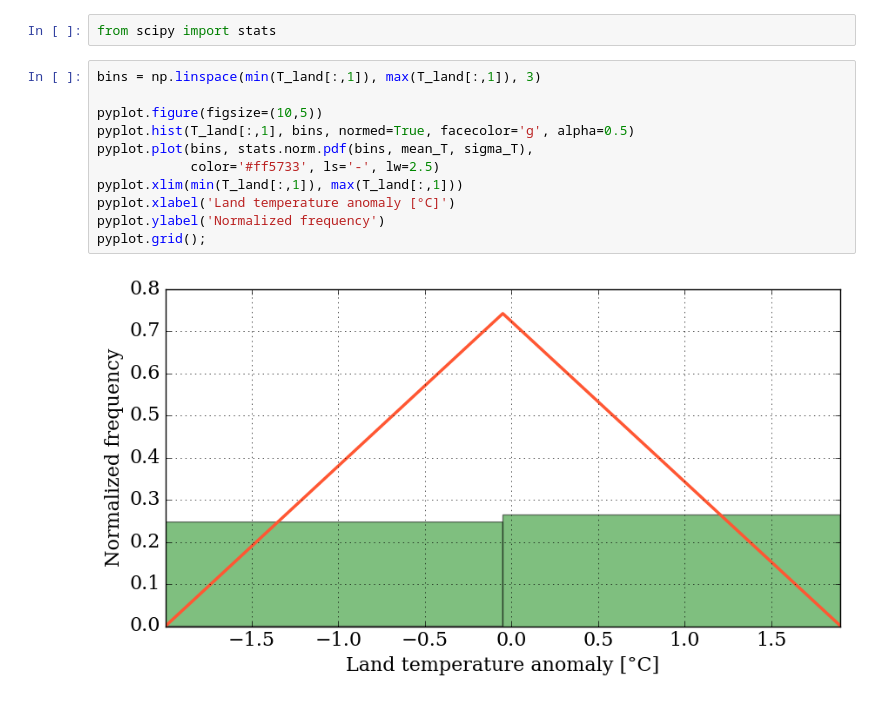
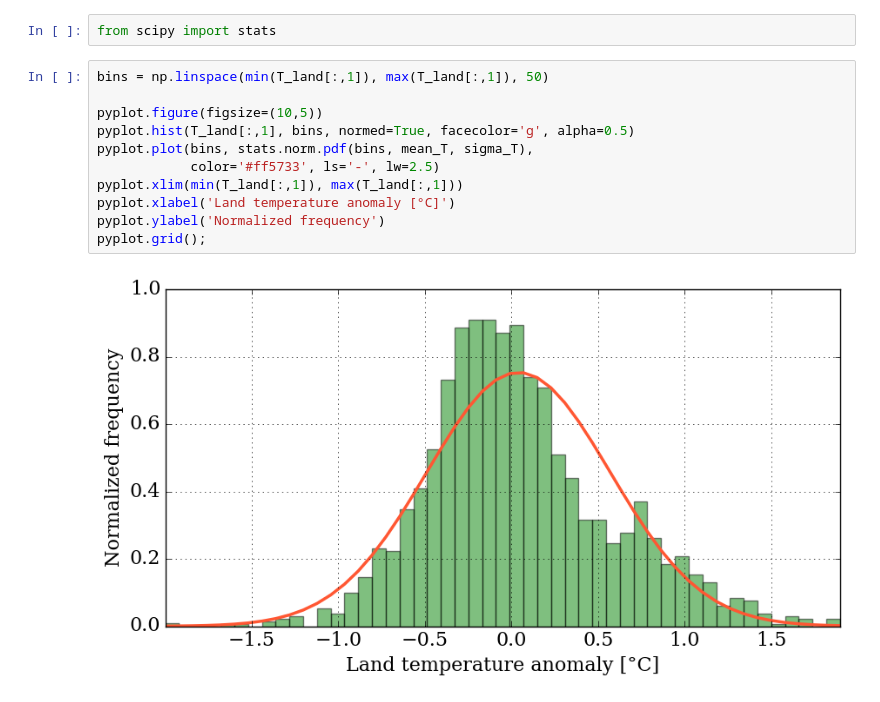
Before and after one commit to MilanUngerer/notebook, a Jupyter notebook: The_python_scientific_stack.ipynb, the cells around one changed output. Cells and saved outputs as stored; diff of their text form.

```diff
--- a/The_python_scientific_stack.ipynb
+++ b/The_python_scientific_stack.ipynb
@@ -119,15 +119,15 @@ The variance is 0.28041 and the standard deviation 0.52954
 # %%
 from scipy import stats
 # %%
-bins = np.linspace(min(T_land[:,1]), max(T_land[:,1]), 3)
+bins = np.linspace(min(T_land[:,1]), max(T_land[:,1]), 50)
 
 pyplot.figure(figsize=(10,5))
 pyplot.hist(T_land[:,1], bins, normed=True, facecolor='g', alpha=0.5)
 pyplot.plot(bins, stats.norm.pdf(bins, mean_T, sigma_T),
             color='#ff5733', ls='-', lw=2.5)
 pyplot.xlim(min(T_land[:,1]), max(T_land[:,1]))
 pyplot.xlabel('Land temperature anomaly [°C]')
 pyplot.ylabel('Normalized frequency')
 pyplot.grid();
 # %% [output]
-[figure, old version]
+[figure, new version]
```
Also changed, not shown: parts of 11 cells of this notebook.
